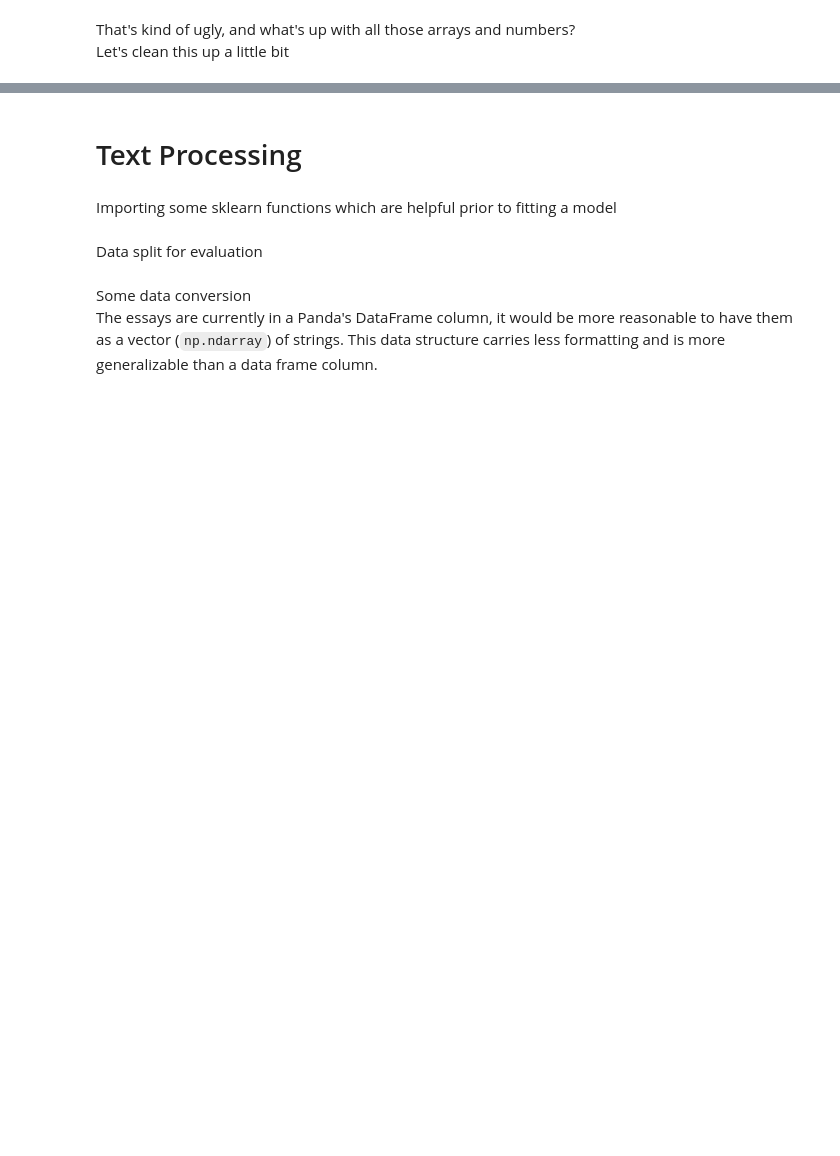
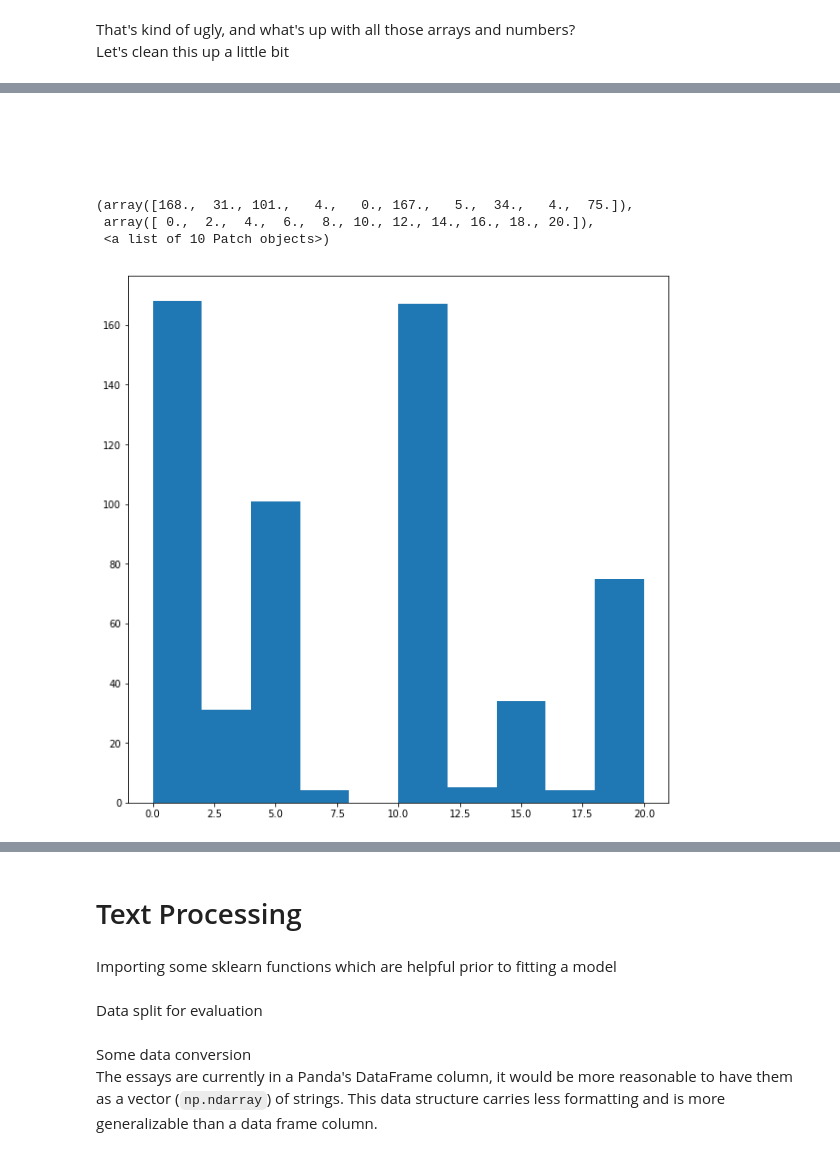
Before and after one commit to jdiaz4302/ML_Workshop_Series, a Jupyter notebook: L01-Text-Data-and-Logistic-Regression.ipynb, the cells around one changed output, grey strips where cells are left out. Drawn from its saved outputs; the diff is of its cells as text; code cells hidden in the pictures; blank space fills up the shorter version.

```diff
--- a/L01-Text-Data-and-Logistic-Regression.ipynb
+++ b/L01-Text-Data-and-Logistic-Regression.ipynb
@@ -134,0 +100,9 @@ The average number of words written is 186.330479
+# %% [markdown]
+<br><br><br>
+# %%
+plt.hist(subsetted_df['don'])
+# %% [output]
+(array([168.,  31., 101.,   4.,   0., 167.,   5.,  34.,   4.,  75.]),
+ array([ 0.,  2.,  4.,  6.,  8., 10., 12., 14., 16., 18., 20.]),
+ <a list of 10 Patch objects>)
+[figure, added]
```
Also changed, not shown: parts of 80 cells of this notebook.
